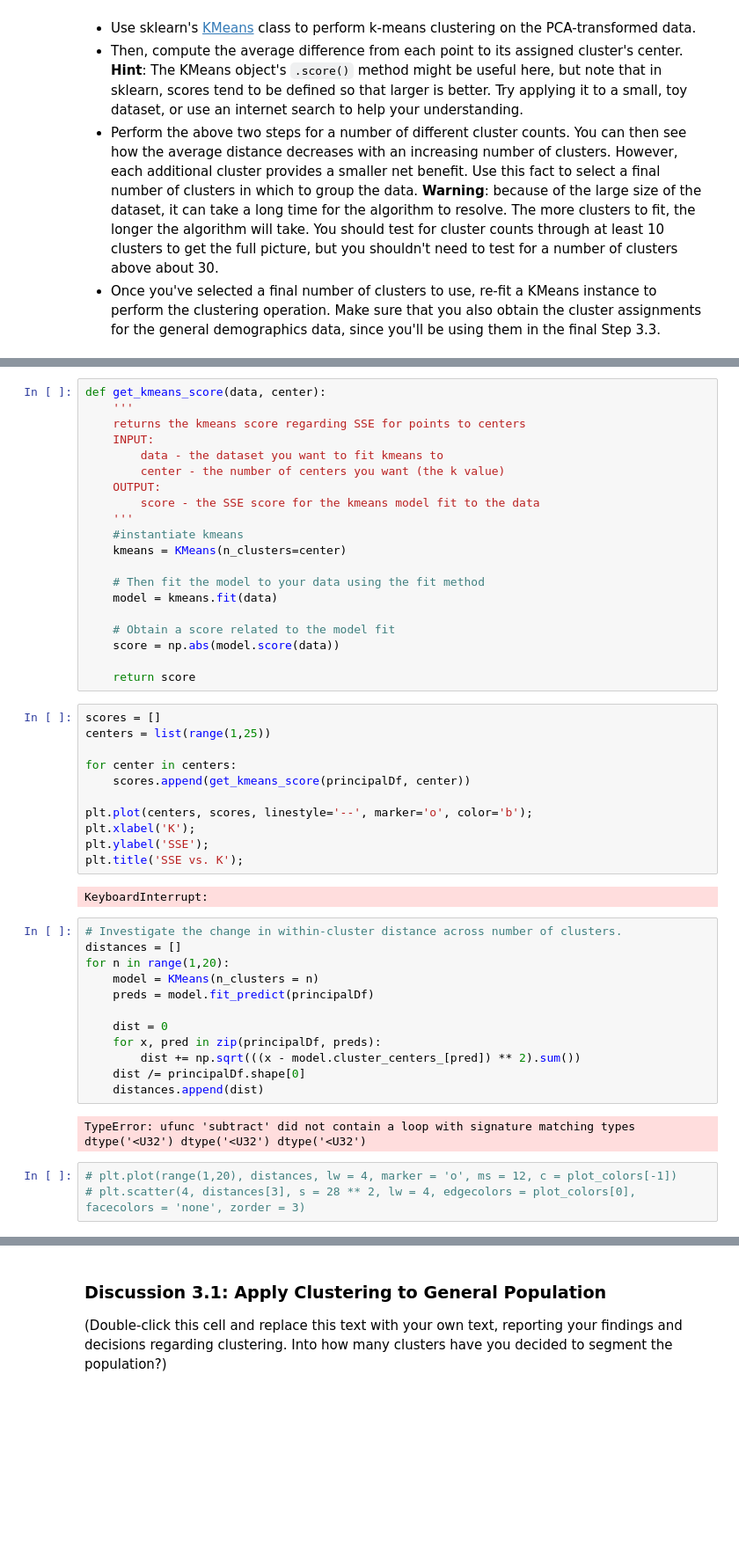
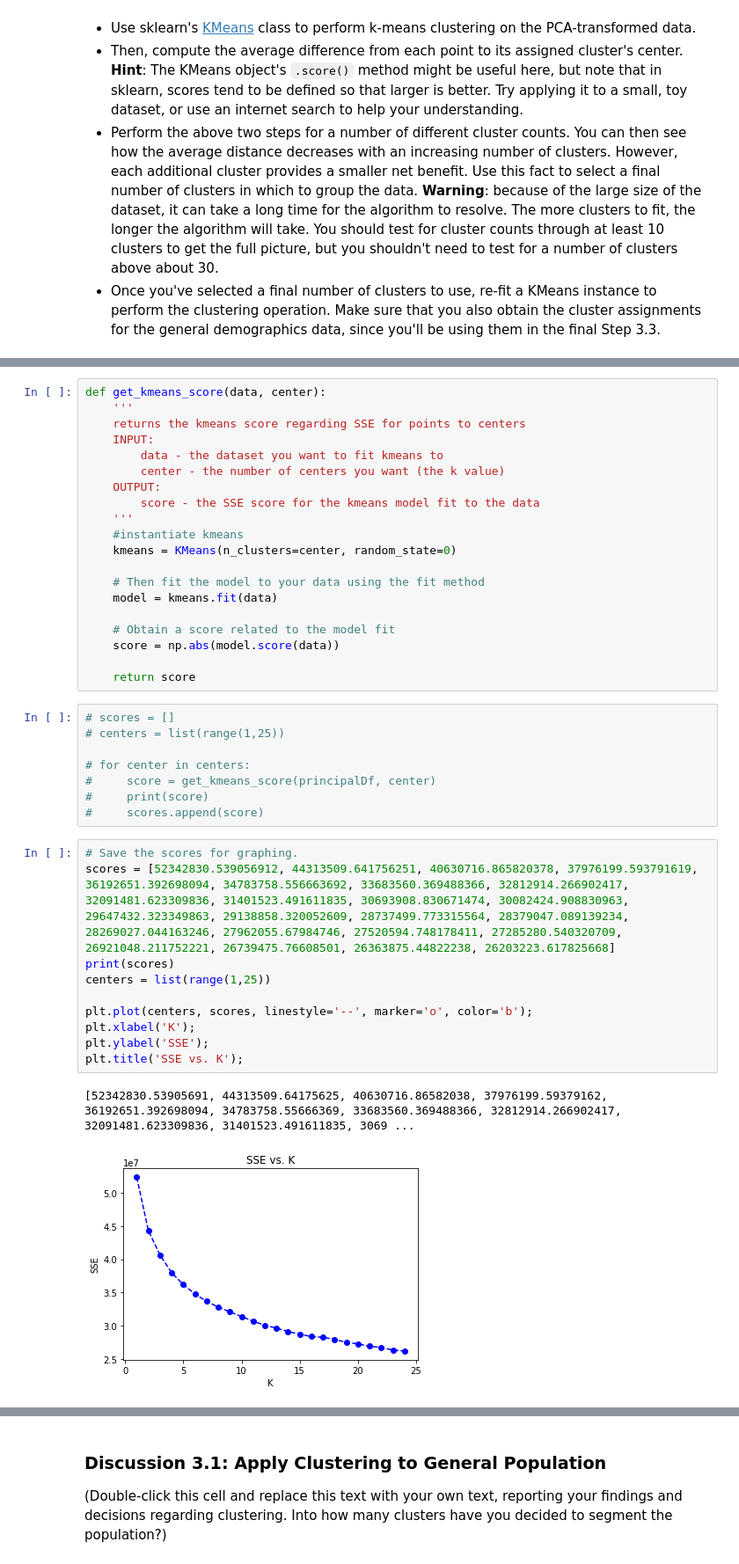
Before and after one commit to jimmyadeline/DSND_Term1, a Jupyter notebook: projects/p3_Identify Customer Segments/Identify_Customer_Segments.ipynb, the cells around one changed output, grey strips where cells are left out. Shown at 88% size. Saved outputs shown, nothing was run; the diff lists cells and outputs as text; blank space fills up the shorter version.

```diff
--- a/projects/p3_Identify Customer Segments/Identify_Customer_Segments.ipynb
+++ b/projects/p3_Identify Customer Segments/Identify_Customer_Segments.ipynb
@@ -919,7 +838,7 @@ def get_kmeans_score(data, center):
         score - the SSE score for the kmeans model fit to the data
     '''
     #instantiate kmeans
-    kmeans = KMeans(n_clusters=center)
+    kmeans = KMeans(n_clusters=center, random_state=0)
 
     # Then fit the model to your data using the fit method
     model = kmeans.fit(data)
@@ -929,32 +848,23 @@ def get_kmeans_score(data, center):
 
     return score
 # %%
-scores = []
-centers = list(range(1,25))
+# scores = []
+# centers = list(range(1,25))
 
-for center in centers:
-    scores.append(get_kmeans_score(principalDf, center))
-
-plt.plot(centers, scores, linestyle='--', marker='o', color='b');
-plt.xlabel('K');
-plt.ylabel('SSE');
-plt.title('SSE vs. K');
+# for center in centers:
+#     score = get_kmeans_score(principalDf, center)
+#     print(score)
+#     scores.append(score)
-# %% [output]
-KeyboardInterrupt:
-# %%
-# Investigate the change in within-cluster distance across number of clusters.
-distances = []
-for n in range(1,20):
-    model = KMeans(n_clusters = n)
-    preds = model.fit_predict(principalDf)
-
-    dist = 0
-    for x, pred in zip(principalDf, preds):
-        dist += np.sqrt(((x - model.cluster_centers_[pred]) ** 2).sum())
-    dist /= principalDf.shape[0]
-    distances.append(dist)
-# %% [output]
-TypeError: ufunc 'subtract' did not contain a loop with signature matching types dtype('<U32') dtype('<U32') dtype('<U32')
-# %%
-# plt.plot(range(1,20), distances, lw = 4, marker = 'o', ms = 12, c = plot_colors[-1])
-# plt.scatter(4, distances[3], s = 28 ** 2, lw = 4, edgecolors = plot_colors[0], facecolors = 'none', zorder = 3)
+# %%
+# Save the scores for graphing.
+scores = [52342830.539056912, 44313509.641756251, 40630716.865820378, 37976199.593791619, 36192651.392698094, 34783758.556663692, 33683560.369488366, 32812914.266902417, 32091481.623309836, 31401523.491611835, 30693908.830671474, 30082424.908830963, 29647432.323349863, 29138858.320052609, 28737499.773315564, 28379047.089139234, 28269027.044163246, 27962055.67984746, 27520594.748178411, 27285280.540320709, 26921048.211752221, 26739475.76608501, 26363875.44822238, 26203223.617825668]
+print(scores)
+centers = list(range(1,25))
+
+plt.plot(centers, scores, linestyle='--', marker='o', color='b');
+plt.xlabel('K');
+plt.ylabel('SSE');
+plt.title('SSE vs. K');
+# %% [output]
+[52342830.53905691, 44313509.64175625, 40630716.86582038, 37976199.59379162, 36192651.392698094, 34783758.55666369, 33683560.369488366, 32812914.266902417, 32091481.623309836, 31401523.491611835, 3069 ...
+[figure, added]
```
Also changed, not shown: parts of 91 cells of this notebook, 1 other file.
